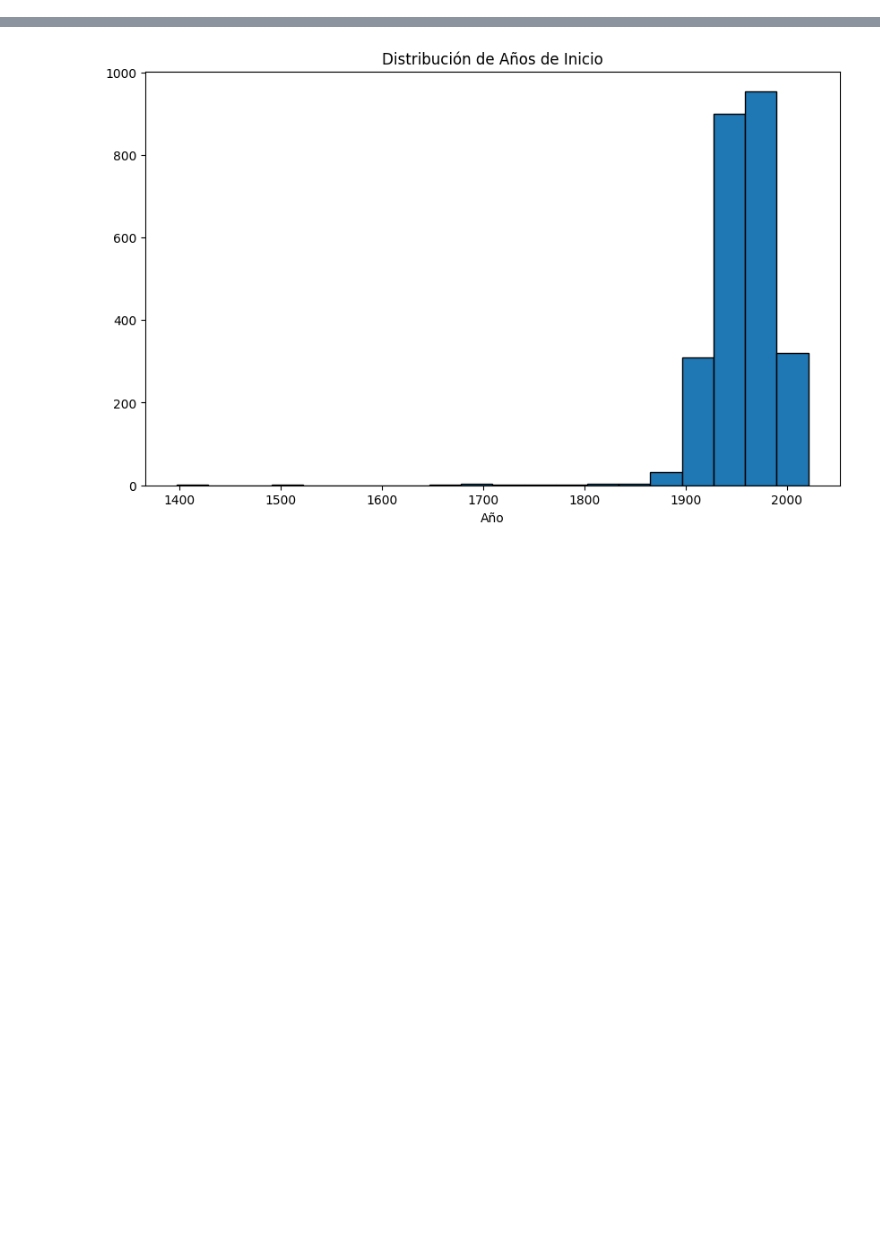
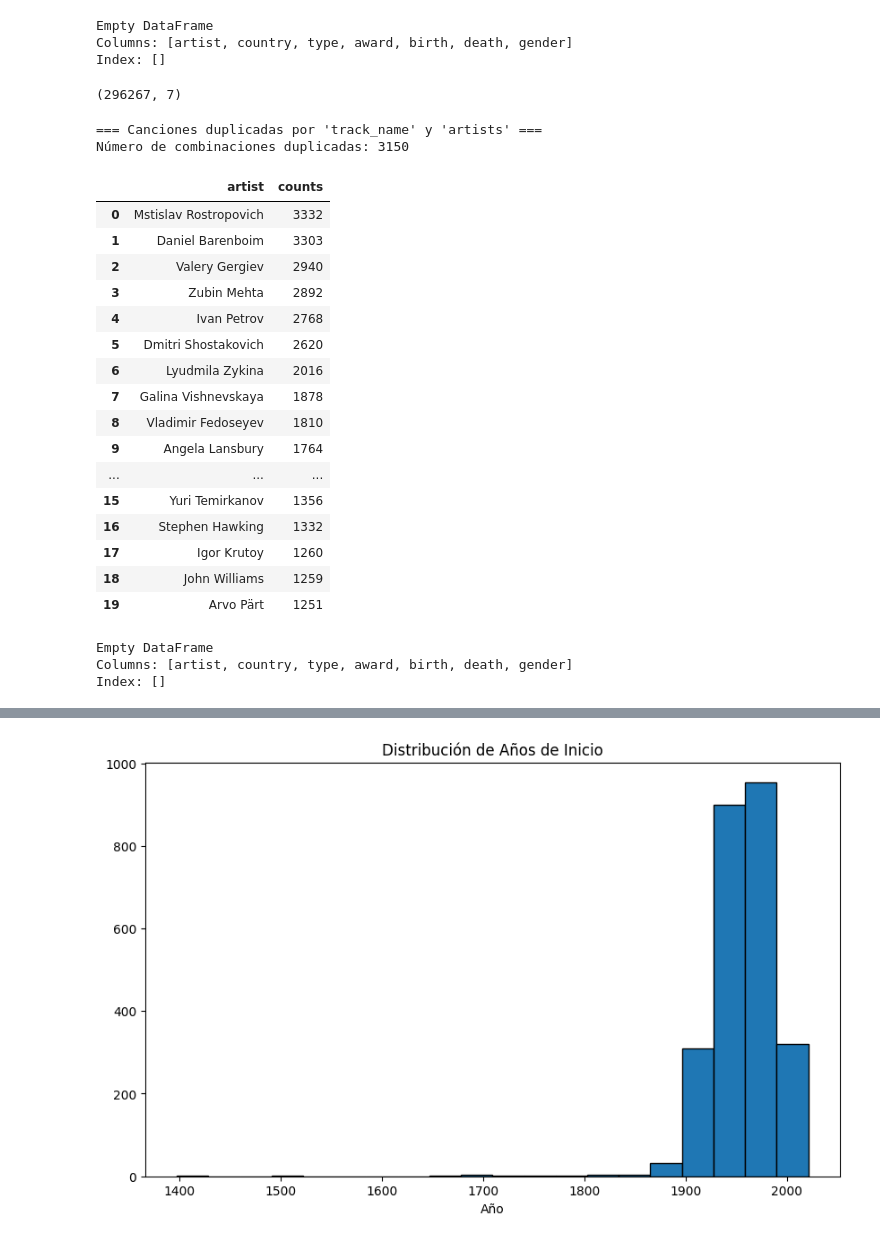
Before and after one commit to Michelburgos/Workshop_2, a Jupyter notebook: notebooks/005_EDA_API.ipynb, the cells around one changed output, grey strips where cells are left out. Cells and saved outputs as stored; diff of their text form; code cells hidden in the pictures; blank space fills up the shorter version.

```diff
--- a/notebooks/005_EDA_API.ipynb
+++ b/notebooks/005_EDA_API.ipynb
@@ -127,0 +150,62 @@ print(df[duplicados])
+# %%
+duplicados = df.duplicated()
+
+print(df[duplicados])
+# %% [output]
+Empty DataFrame
+Columns: [artist, country, type, award, birth, death, gender]
+Index: []
+# %%
+df.shape
+# %% [output]
+(296267, 7)
+# %%
+repeaated_name = df.value_counts(subset=['artist']).reset_index(name='counts')
+
+# Filtrar solo las combinaciones que aparecen más de una vez
+repeated = repeaated_name[repeaated_name['counts'] > 1]
+
+# Mostrar resultados
+print("=== Canciones duplicadas por 'track_name' y 'artists' ===")
+print(f"Número de combinaciones duplicadas: {len(repeated)}")
+repeated.head(20)
+# %% [output]
+=== Canciones duplicadas por 'track_name' y 'artists' ===
+Número de combinaciones duplicadas: 3150
+|  | artist | counts |
+| 0 | Mstislav Rostropovich | 3332 |
+| 1 | Daniel Barenboim | 3303 |
+| 2 | Valery Gergiev | 2940 |
+| 3 | Zubin Mehta | 2892 |
+| 4 | Ivan Petrov | 2768 |
+| 5 | Dmitri Shostakovich | 2620 |
+| 6 | Lyudmila Zykina | 2016 |
+| 7 | Galina Vishnevskaya | 1878 |
+| 8 | Vladimir Fedoseyev | 1810 |
+| 9 | Angela Lansbury | 1764 |
+| ... | ... | ... |
+| 15 | Yuri Temirkanov | 1356 |
+| 16 | Stephen Hawking | 1332 |
+| 17 | Igor Krutoy | 1260 |
+| 18 | John Williams | 1259 |
+| 19 | Arvo Pärt | 1251 |
+# %%
+import spacy
+
+# Cargar el modelo de SpaCy
+nlp = spacy.load("xx_ent_wiki_sm")
+
+# Función para verificar si el texto está en inglés
+def is_english(text):
+    doc = nlp(text)
+    return doc.lang_ == 'en'
+
+# Filtrar el DataFrame para dejar solo los premios en inglés
+df_filtered = df[df['award'].apply(lambda x: is_english(str(x)))]
+
+# Mostrar los resultados
+print(df_filtered)
+# %% [output]
+Empty DataFrame
+Columns: [artist, country, type, award, birth, death, gender]
+Index: []
```
Also changed, not shown: parts of 26 cells of this notebook, 1 other file.
